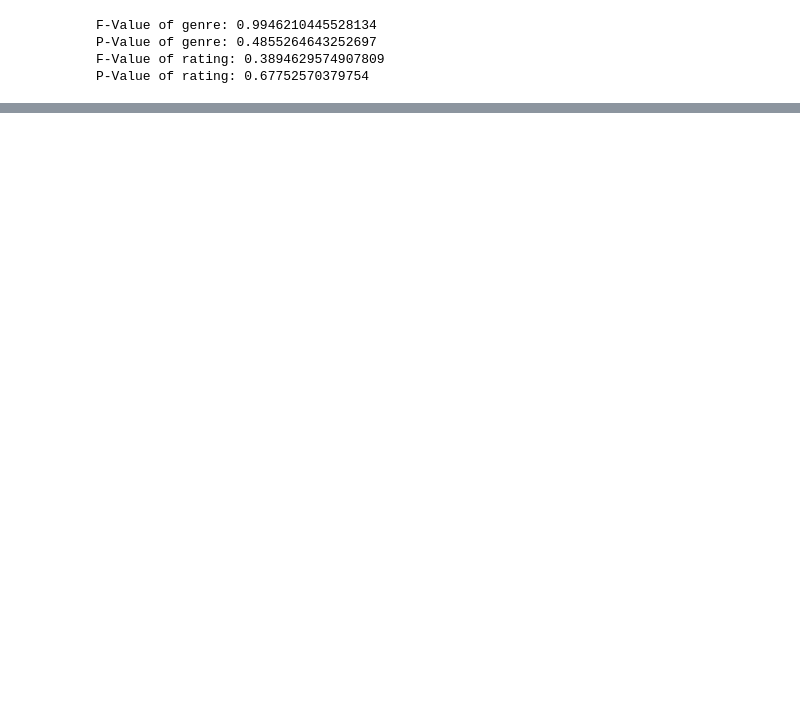
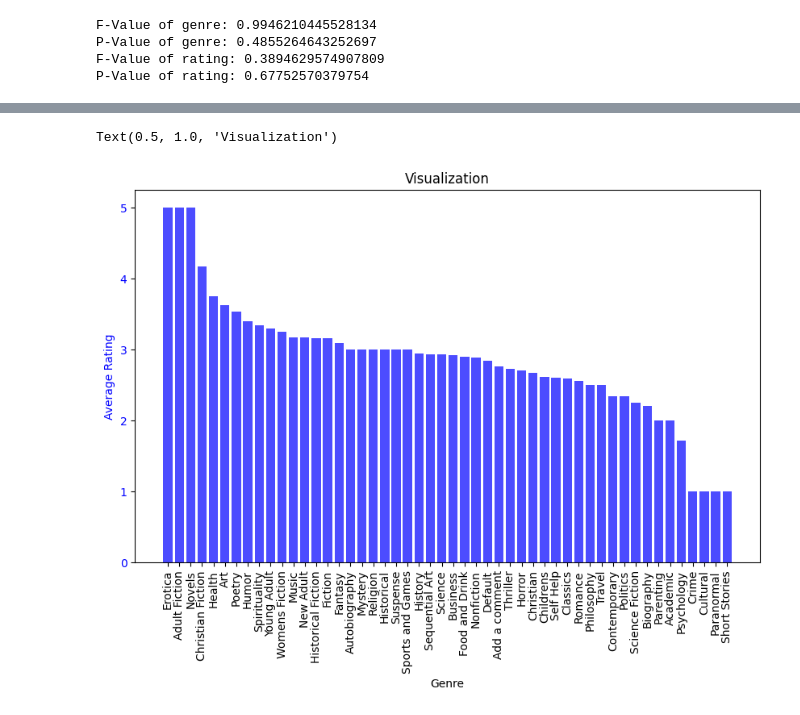
Before and after one commit to Pimmmvxg/CPE312-DataScience, a Jupyter notebook: AssignmentClass/assignment4/Web_Scraping_Project.ipynb, the cells around one changed output, grey strips where cells are left out. Drawn from its saved outputs; the diff is of its cells as text; code cells hidden in the pictures; blank space fills up the shorter version.

```diff
--- a/AssignmentClass/assignment4/Web_Scraping_Project.ipynb
+++ b/AssignmentClass/assignment4/Web_Scraping_Project.ipynb
@@ -115,0 +344,14 @@ Name: Stock Status, dtype: float64
+# %%
+import matplotlib.pyplot as plt
+
+fig, ax1 = plt.subplots(figsize=(10, 6))
+
+ax1.bar(ranking_genre_byRating.index, ranking_genre_byRating['Rating'], color='b', alpha=0.7, label='Rating')
+ax1.set_xlabel('Genre')
+ax1.set_ylabel('Average Rating', color='b')
+ax1.tick_params(axis='y', labelcolor='b')
+plt.xticks(rotation=90)
+plt.title('Visualization')
+# %% [output]
+Text(0.5, 1.0, 'Visualization')
+[figure, added]
```
Also changed, not shown: parts of 14 cells of this notebook, 2 other files.
